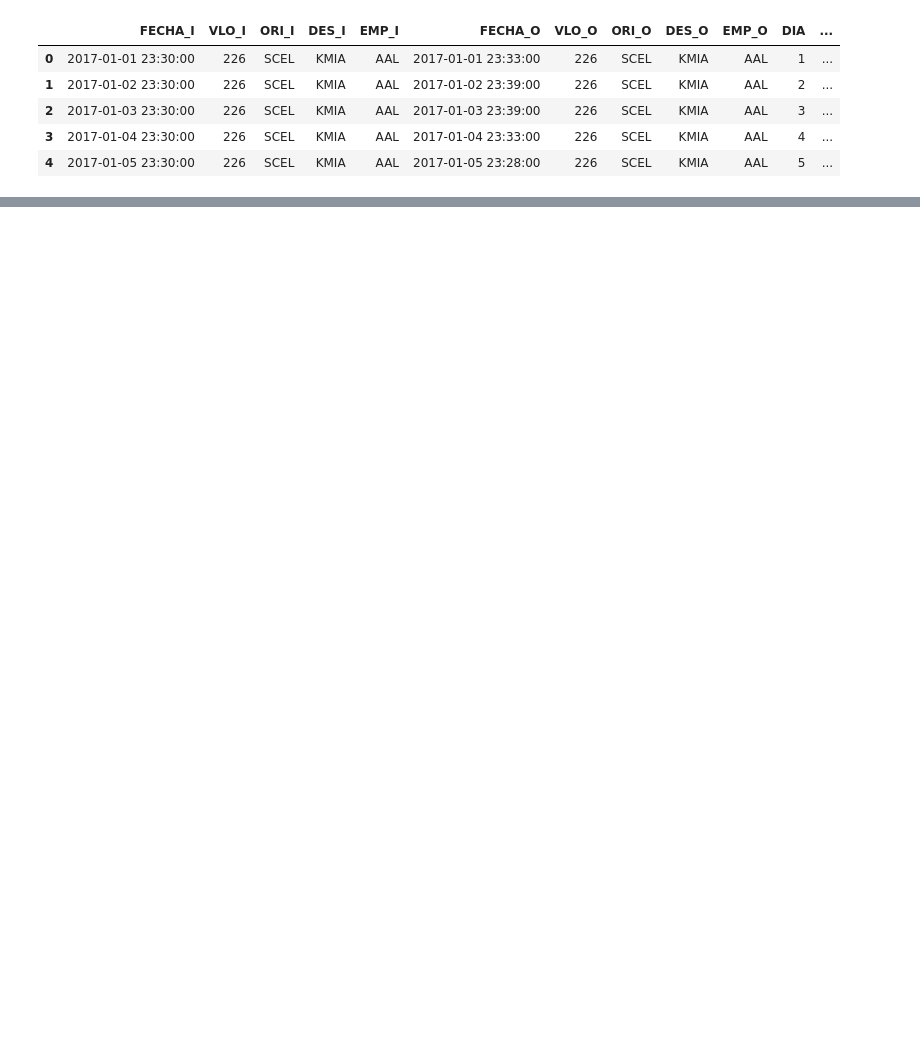
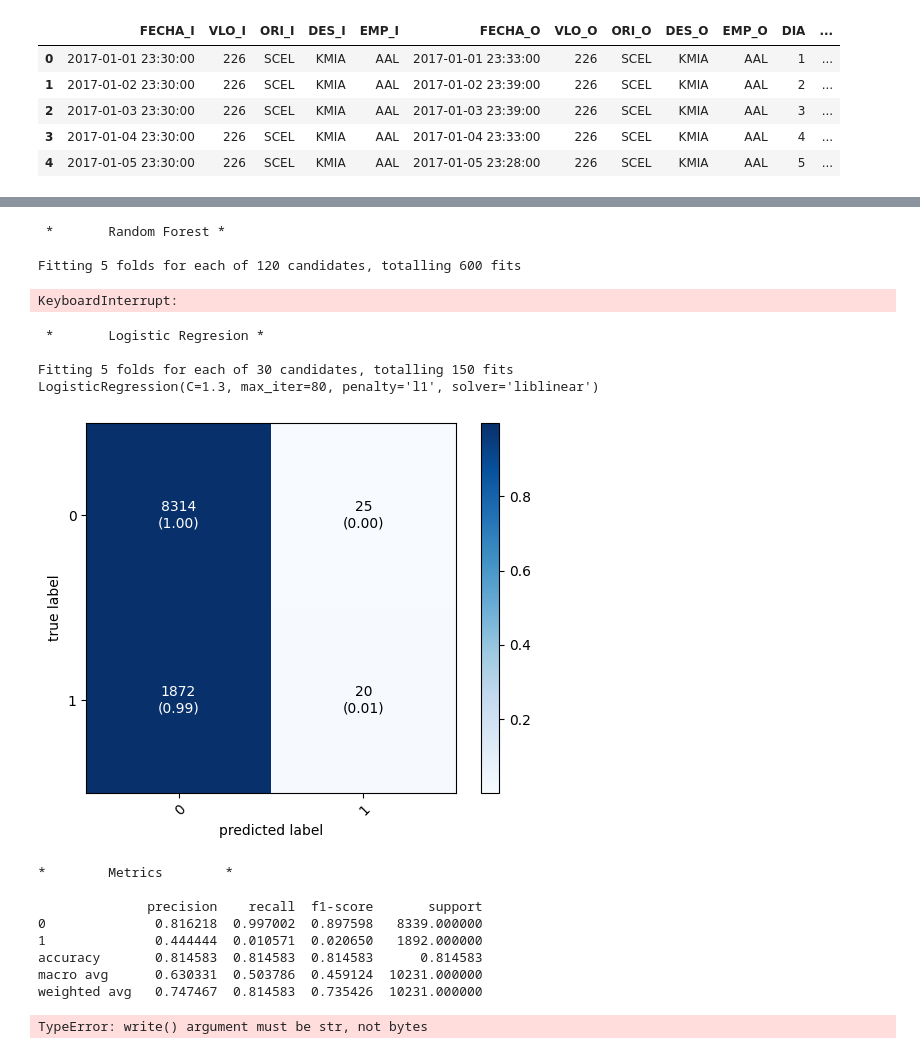
Before and after one commit to marioguzmanb/challenge_ds_latam, a Jupyter notebook: notebooks/solution.ipynb, the cells around one changed output, grey strips where cells are left out. Cells and saved outputs as stored; diff of their text form; code cells hidden in the pictures; blank space fills up the shorter version.

```diff
--- a/notebooks/solution.ipynb
+++ b/notebooks/solution.ipynb
@@ -535,0 +448,47 @@ Fitting 5 folds for each of 20 candidates, totalling 100 fits
+# %%
+momento_dia = ["mañana","tarde","noche"]
+for dia in momento_dia:
+    df_filter = df[df["periodo_dia"]==dia]
+    if dia == "mañana":
+        dia = "manana"
+    X = df_filter[features]
+    y = df_filter[target]
+    X_train, X_test, y_train, y_test = train_test_split(X, y, test_size=0.15, random_state=666,stratify=y)
+    ohe = OneHotEncoder()
+    ohe.fit(X_train)
+    X_train = ohe.transform(X_train).toarray()
+    X_test = ohe.transform(X_test).toarray()
+
+    models = ["rf","rl","xgb","nb"]
+    for model in models:
+        start_iter = datetime.now()
+        print(model)
+        if model == "rf":
+            grid_under = GridSearchCV(RandomForestClassifier(), param_rf, refit = True, verbose = 1)
+        elif model == "rl":
+            grid_under = GridSearchCV(LogisticRegression(), param_log, refit = True, verbose = 1)
+        elif model == "nb":
+            grid_under = GaussianNB()
+        elif model == "xgb":
+            grid_under = GridSearchCV(XGBClassifier(), param_xgb, refit = True, verbose = 1)
+        path_model_save = f"models/atraso_{dia}/{model}.pickle"
+        grid_under.fit(X_train, y_train)
+        with open(path_model_save,"wb") as f:
+            pickle.dump(grid_under,f)
+        end_iter = datetime.now()
+        print(f"[INFO] model {model} demoró {(end-start).total_seconds()/60} minutos en ejecutar")
+# %%
+%%time
+print("\n * \t Random Forest * \t \n")
+grid_under = GridSearchCV(RandomForestClassifier(), param_rf, refit = True, verbose = 1)
+grid_under.fit(X_train, y_train)
+print(grid_under.best_estimator_)
+y_pred = grid_under.predict(X_train)
+metrics_res = get_report(y_test, y_pred)
+print("\n*\t Metrics \t*\n")
+print(metrics_res)
+# %% [output]
+ *       Random Forest *
+
+Fitting 5 folds for each of 120 candidates, totalling 600 fits
+KeyboardInterrupt:
@@ -535,0 +498,28 @@ Fitting 5 folds for each of 20 candidates, totalling 100 fits
+# %%
+print("\n * \t Logistic Regresion * \t \n")
+grid_under = GridSearchCV(LogisticRegression(), param_log, refit = True, verbose = 1)
+grid_under.fit(X_train, y_train)
+print(grid_under.best_estimator_)
+y_pred = grid_under.predict(X_test)
+metrics_res = get_report(y_test, y_pred)
+print("\n*\t Metrics \t*\n")
+print(metrics_res)
+# %% [output]
+ *       Logistic Regresion *
+
+Fitting 5 folds for each of 30 candidates, totalling 150 fits
+LogisticRegression(C=1.3, max_iter=80, penalty='l1', solver='liblinear')
+[figure, added]
+*        Metrics        *
+
+              precision    recall  f1-score       support
+0              0.816218  0.997002  0.897598   8339.000000
+1              0.444444  0.010571  0.020650   1892.000000
+accuracy       0.814583  0.814583  0.814583      0.814583
+macro avg      0.630331  0.503786  0.459124  10231.000000
+weighted avg   0.747467  0.814583  0.735426  10231.000000
+# %%
+with open("models/atraso_completo/rl.pickle","w") as f:
+    pickle.dump(grid_under,f)
+# %% [output]
+TypeError: write() argument must be str, not bytes
```
Also changed, not shown: parts of 20 cells of this notebook, 6 other files.
